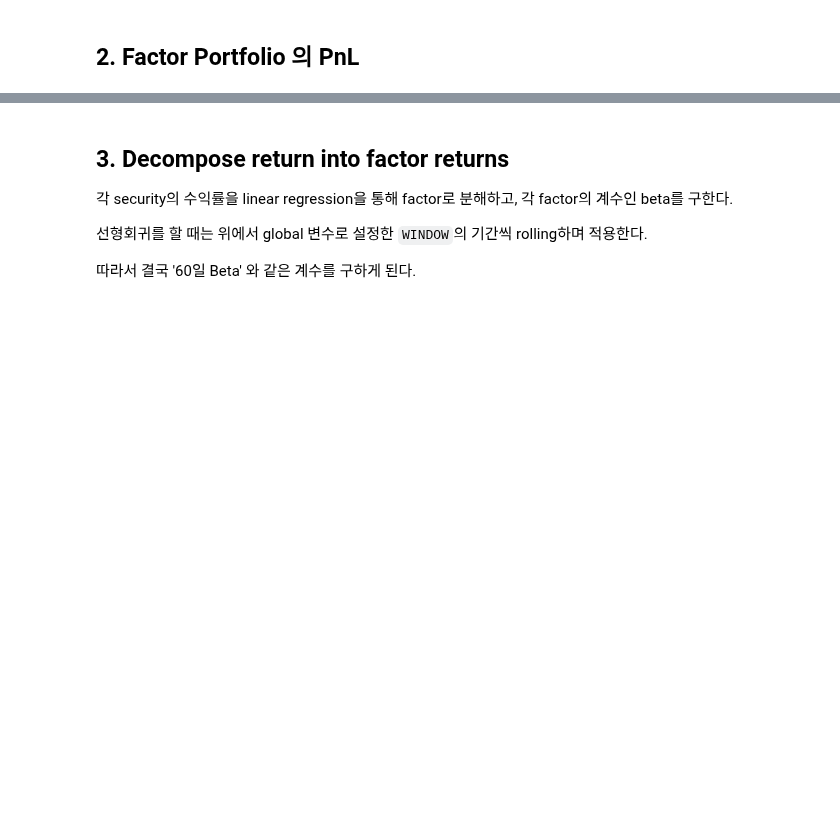
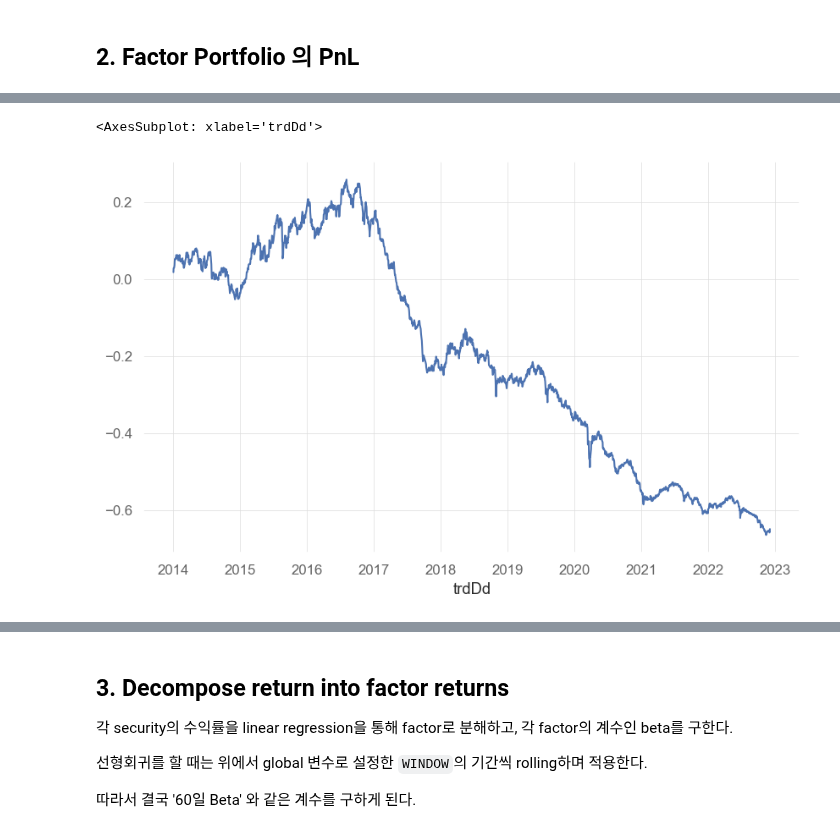
Before and after one commit to jaepil-choi/korquanttools, a Jupyter notebook: notebooks/factor_research.ipynb, the cells around one changed output, grey strips where cells are left out. Drawn from its saved outputs; the diff is of its cells as text; code cells hidden in the pictures; blank space fills up the shorter version.

```diff
--- a/notebooks/factor_research.ipynb
+++ b/notebooks/factor_research.ipynb
@@ -556,0 +566,5 @@ $$
+# %%
+sns.lineplot(data=SMB_factor_portfolio_PnL)
+# %% [output]
+<AxesSubplot: xlabel='trdDd'>
+[figure, added]
```
Also changed, not shown: parts of 3 cells of this notebook.
